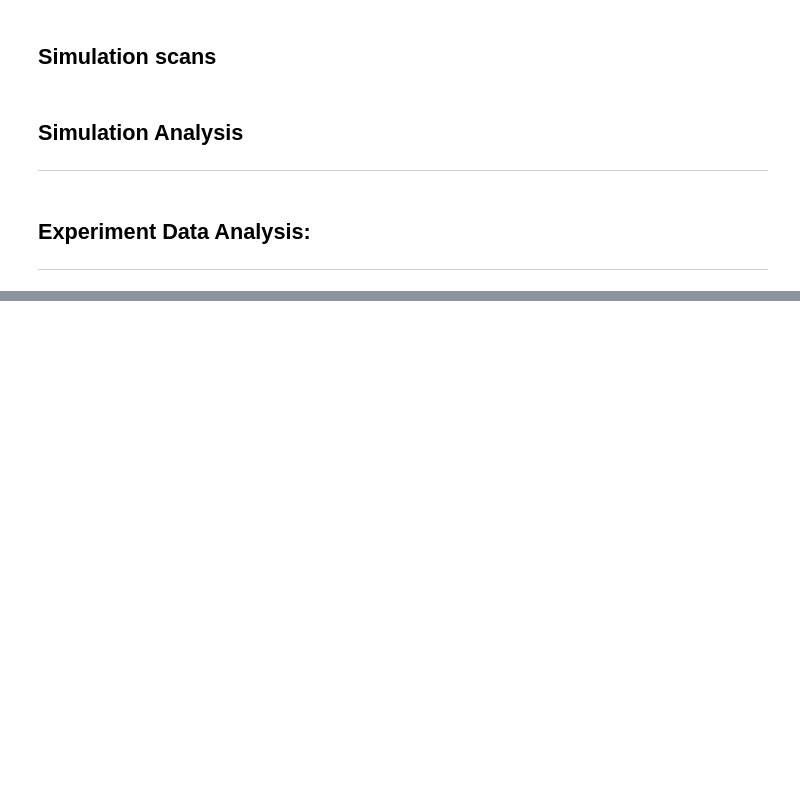
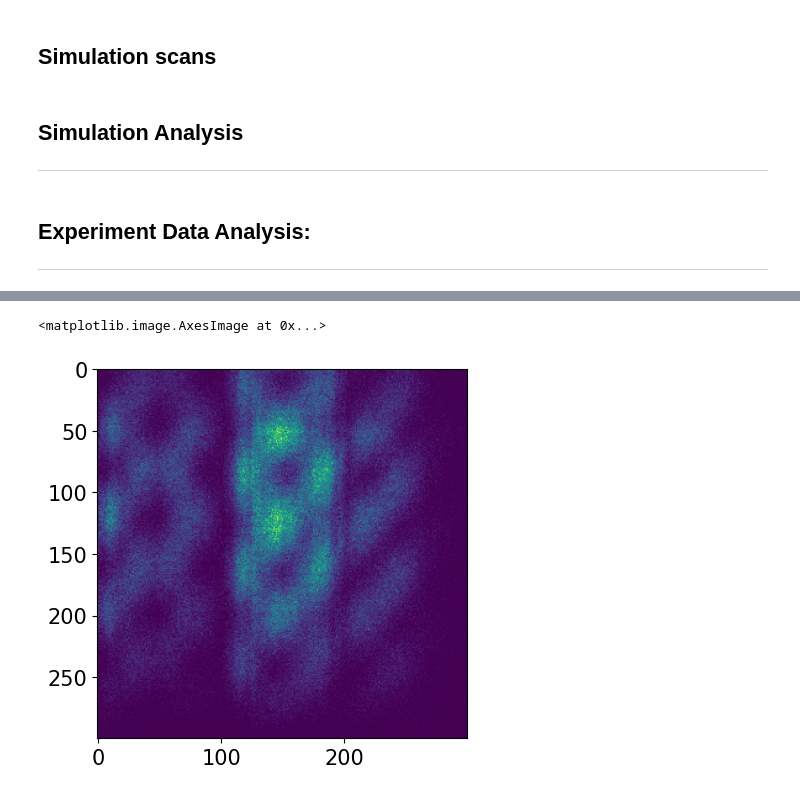
Before and after one commit to srmck/OAM-HFIR-2023, a Jupyter notebook: SEMSANS_OAM.ipynb, the cells around one changed output, grey strips where cells are left out. Saved outputs shown, nothing was run; the diff lists cells and outputs as text; code cells hidden in the pictures; blank space fills up the shorter version.

```diff
--- a/SEMSANS_OAM.ipynb
+++ b/SEMSANS_OAM.ipynb
@@ -119,8 +138,6 @@ def frp_convert(value,show=False):
 # %%
-B1 = 17
-L1 = .2+.6+.15
-L2 = L1 - .11
-
-#_ = get_flip(3,gpa=5,show=True)
+B1 = 100
+L1 = 3
+L2 = 1
 _ = get_period(B1,get_sem(B1,L1,L2,show=True),show=True)
 # %% [output]
@@ -684,0 +476,9 @@ plt.show()
+# %%
+start = 6304
+end = 6357  #not included
+scans = [fumi_reader(i,plot=False,ROI_x=Rx,ROI_y=Ry) for i in range(start,end)]
+# %%
+plt.imshow(scans[0])
+# %% [output]
+<matplotlib.image.AxesImage at 0x...>
+[figure, added]
```
Also changed, not shown: parts of 45 cells of this notebook.
